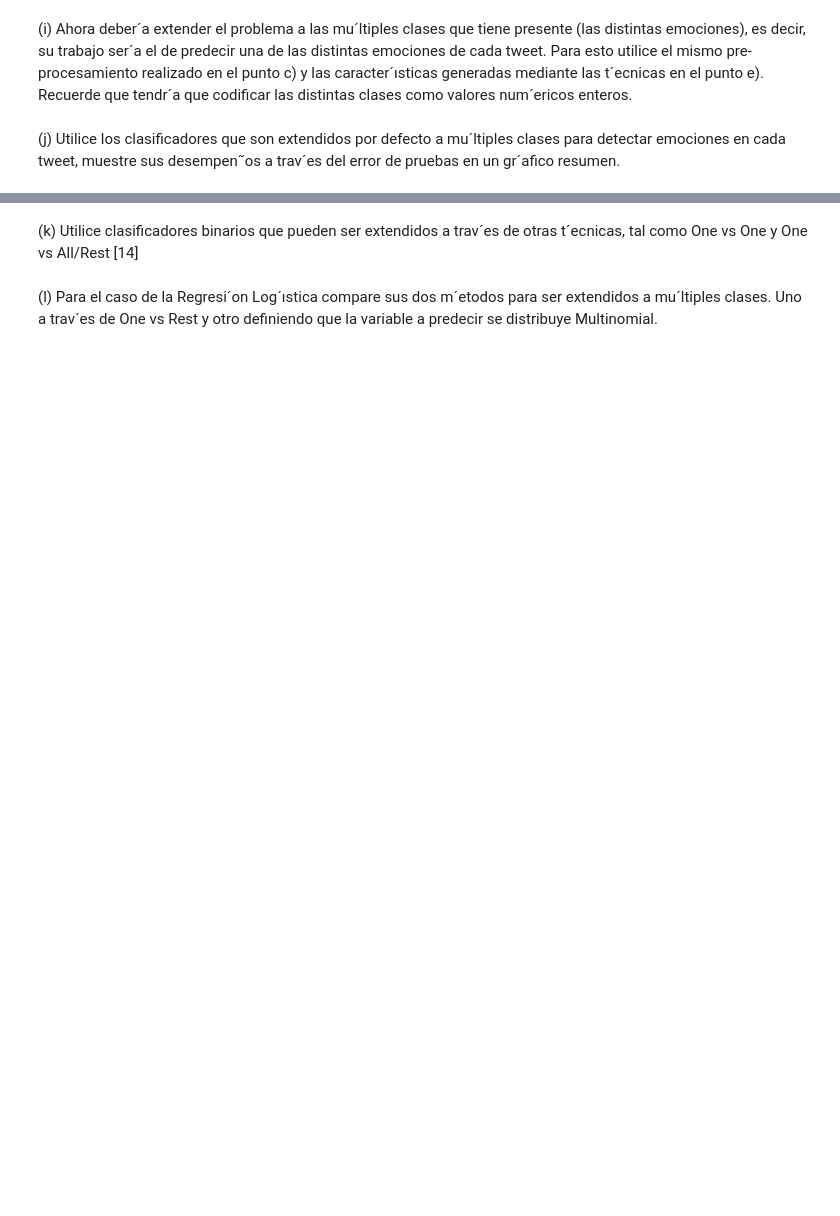
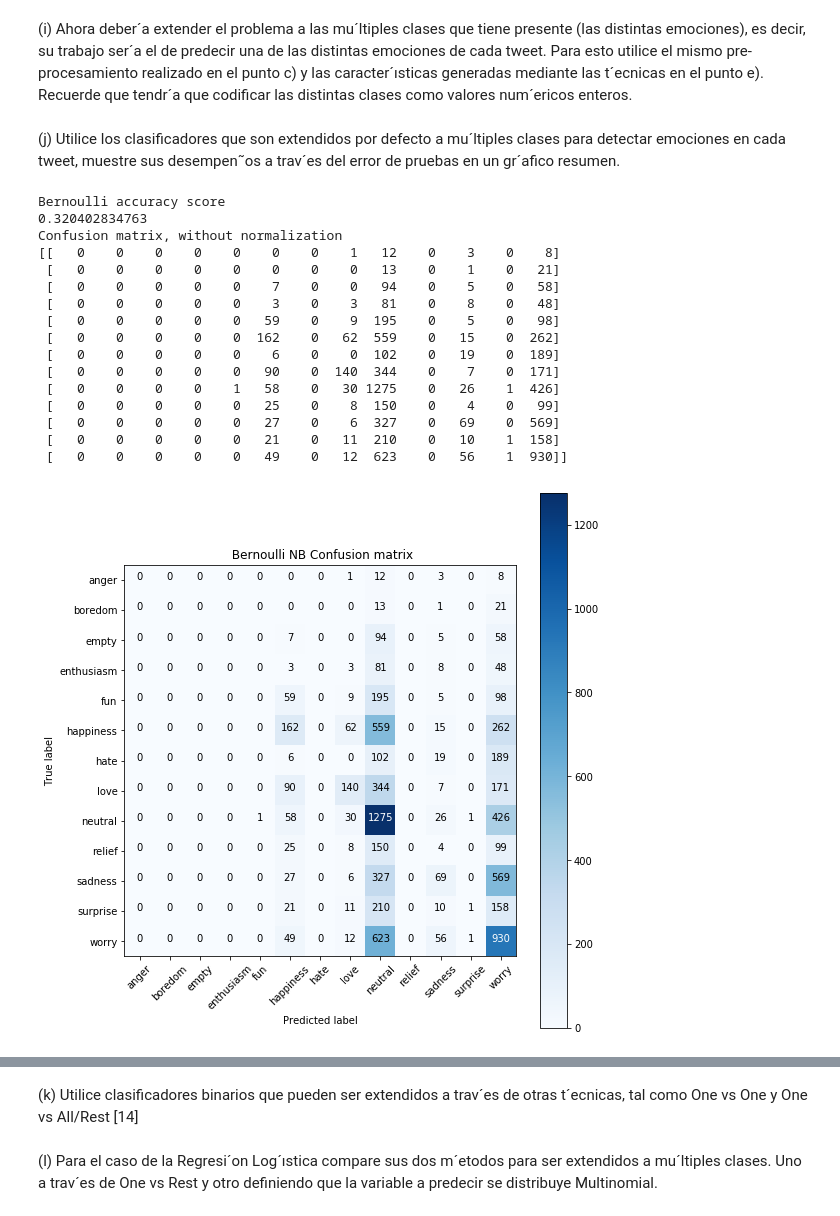
Before and after one commit to Caimapo/MachineLearning2017-02, a Jupyter notebook: Tarea 2 Máquinas de Aprendizaje.ipynb, the cells around one changed output, grey strips where cells are left out. Cells and saved outputs as stored; diff of their text form; code cells hidden in the pictures; blank space fills up the shorter version.

```diff
--- a/Tarea 2 Máquinas de Aprendizaje.ipynb
+++ b/Tarea 2 Máquinas de Aprendizaje.ipynb
@@ -485,2 +705,65 @@ Confusion matrix, without normalization
+# %%
+dictionary = {"anger": 0,"boredom": 1,"empty": 2,"enthusiasm": 3,"fun": 4,"happiness": 5,"hate": 6,"love": 7,"neutral": 8,"relief": 9,"sadness": 10,"surprise" : 11,"worry": 12}
+train2['sentiment'] = coding(train2['sentiment'],dictionary)
+dictionary = {"anger": 0,"boredom": 1,"empty": 2,"enthusiasm": 3,"fun": 4,"happiness": 5,"hate": 6,"love": 7,"neutral": 8,"relief": 9,"sadness": 10,"surprise" : 11,"worry": 12}
+test2['sentiment'] = coding(test2['sentiment'],dictionary)
+# %%
+traindata2 = [" ".join(x) for x in train2.normalized_tweet]
+testdata2 = [" ".join(x) for x in test2.normalized_tweet]
+
+train_label2 = train2.sentiment
+test_label2 = test2.sentiment
+# %%
+count_vec2 = CountVectorizer(lowercase = False)
+count_vec2.fit(traindata)
+
+Xtrain2 = count_vec2.transform(traindata2)
+Xtest2 = count_vec2.transform(testdata2)
+# %%
+tf_transformer2 = TfidfTransformer(use_idf=False).fit(Xtrain2)
+Xtrain_tf2 = tf_transformer2.transform(Xtrain2)
+
+Xtest_tf2 = tf_transformer2.transform(Xtest2)
 # %% [markdown]
 (j)	Utilice los clasificadores que son extendidos por defecto a mu´ltiples clases para detectar emociones en cada tweet, muestre sus desempen˜os a trav´es del error de pruebas en un gr´afico resumen.
+# %%
+bnb2= BernoulliNB()
+#fitting
+bnb2.fit(Xtrain_tf2, train_label2)
+#ypred
+ypredBnb2 = bnb2.predict(Xtest_tf2)
+
+print ('Bernoulli accuracy score')
+print (accuracy_score(test_label2, ypredBnb2))
+
+plt.figure(figsize=(8,8))
+plot_confusion_matrix(confusion_matrix(test_label2, ypredBnb2),
+                      classes=["anger","boredom","empty","enthusiasm",
+                               "fun","happiness","hate","love","neutral",
+                               "relief","sadness","surprise","worry"],
+                      title=' Bernoulli NB Confusion matrix')
+
+plt.show()
+
+score_the_model(bnb2,Xtrain_tf2,train_label2,Xtest_tf2,test_label2,"Multinomial Naive Bayes",
+                ["anger","boredom","empty","enthusiasm",
+                               "fun","happiness","hate","love","neutral",
+                               "relief","sadness","surprise","worry"])
+# %% [output]
+Bernoulli accuracy score
+0.320402834763
+Confusion matrix, without normalization
+[[   0    0    0    0    0    0    0    1   12    0    3    0    8]
+ [   0    0    0    0    0    0    0    0   13    0    1    0   21]
+ [   0    0    0    0    0    7    0    0   94    0    5    0   58]
+ [   0    0    0    0    0    3    0    3   81    0    8    0   48]
+ [   0    0    0    0    0   59    0    9  195    0    5    0   98]
+ [   0    0    0    0    0  162    0   62  559    0   15    0  262]
+ [   0    0    0    0    0    6    0    0  102    0   19    0  189]
+ [   0    0    0    0    0   90    0  140  344    0    7    0  171]
+ [   0    0    0    0    1   58    0   30 1275    0   26    1  426]
+ [   0    0    0    0    0   25    0    8  150    0    4    0   99]
+ [   0    0    0    0    0   27    0    6  327    0   69    0  569]
+ [   0    0    0    0    0   21    0   11  210    0   10    1  158]
+ [   0    0    0    0    0   49    0   12  623    0   56    1  930]]
+[figure, added]
```
Also changed, not shown: parts of 29 cells of this notebook.
